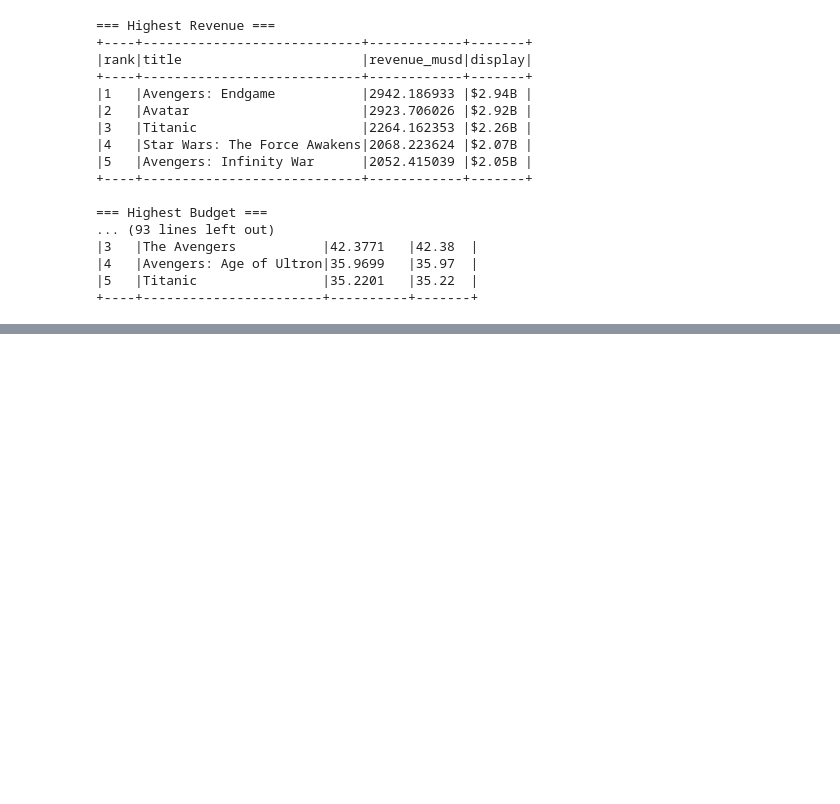
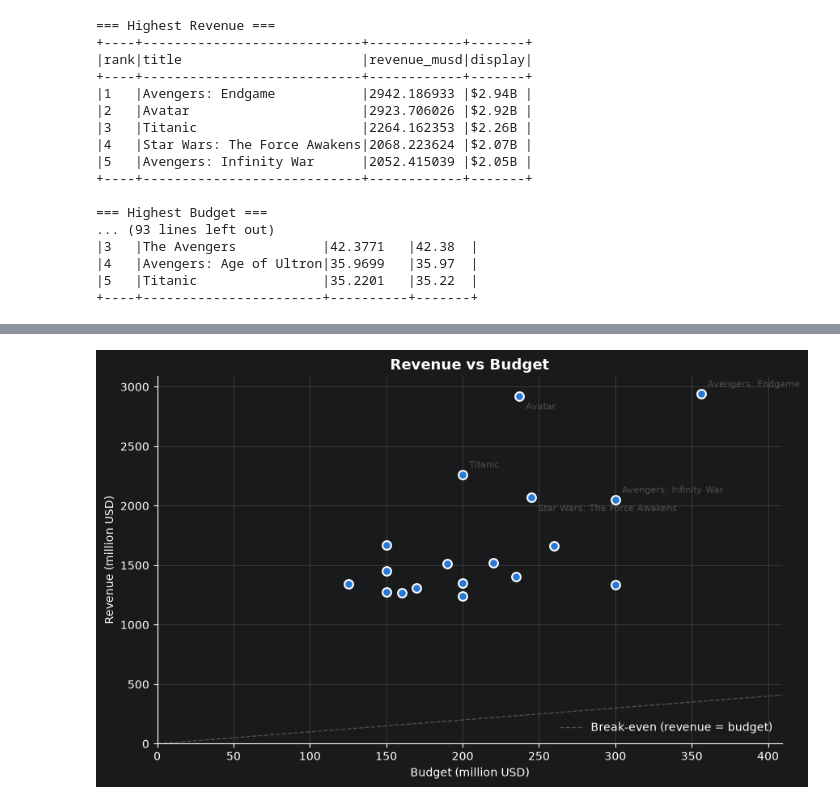
Before and after one commit to Kamandathe3rd/tmdb-spark-analysis, a Jupyter notebook: notebooks/tmdb_spark_analysis.ipynb, the cells around one changed output, grey strips where cells are left out. Drawn from its saved outputs; the diff is of its cells as text; code cells hidden in the pictures; blank space fills up the shorter version.

```diff
--- a/notebooks/tmdb_spark_analysis.ipynb
+++ b/notebooks/tmdb_spark_analysis.ipynb
@@ -520,0 +10,23 @@ and ratings only movies with at least 10 votes (thresholds in `config.py`).
+# %%
+%load_ext autoreload
+%autoreload 2
+
+import logging
+import sys
+from pathlib import Path
+
+# Make the project root importable, so "from src import ..." works from /notebooks
+PROJECT_ROOT = Path.cwd() if (Path.cwd() / "requirements.txt").exists() else Path.cwd().parent
+if str(PROJECT_ROOT) not in sys.path:
+    sys.path.insert(0, str(PROJECT_ROOT))
+
+# Show log messages as normal notebook output
+logging.basicConfig(level=logging.INFO, stream=sys.stdout,
+                    format="%(asctime)s %(levelname)s %(name)s: %(message)s", force=True)
+logging.getLogger("py4j").setLevel(logging.WARNING)
+
+from pyspark.sql import functions as F
+from src import cleaning, config, kpis, pipeline, plots
+
+spark = pipeline.create_spark_session()
+print("Spark", spark.version)
@@ -520,0 +46,4 @@ and ratings only movies with at least 10 votes (thresholds in `config.py`).
+# %%
+FETCH_FROM_API = False   # True = call TMDB again; False = reuse data/raw/movies.json
+
+movies_df = pipeline.run(spark, fetch_from_api=FETCH_FROM_API)
@@ -641,0 +246,6 @@ kpis.compare_franchise_vs_standalone(movies_df).show(truncate=False)
+# %%
+# 3.1 Revenue vs Budget
+budget_revenue_pdf = movies_df.select("title", "budget_musd", "revenue_musd").dropna().toPandas()
+plots.plot_revenue_vs_budget(budget_revenue_pdf)
+# %% [output]
+[figure, added]
```
Also changed, not shown: parts of 78 cells of this notebook, 5 other files.
